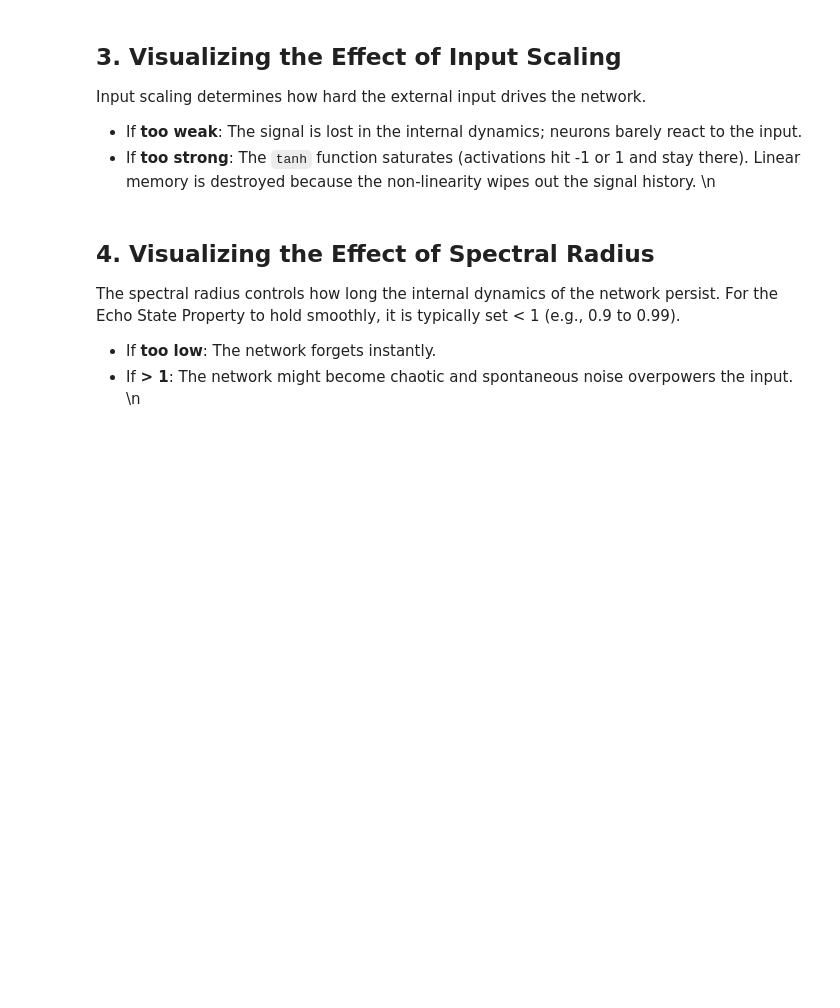
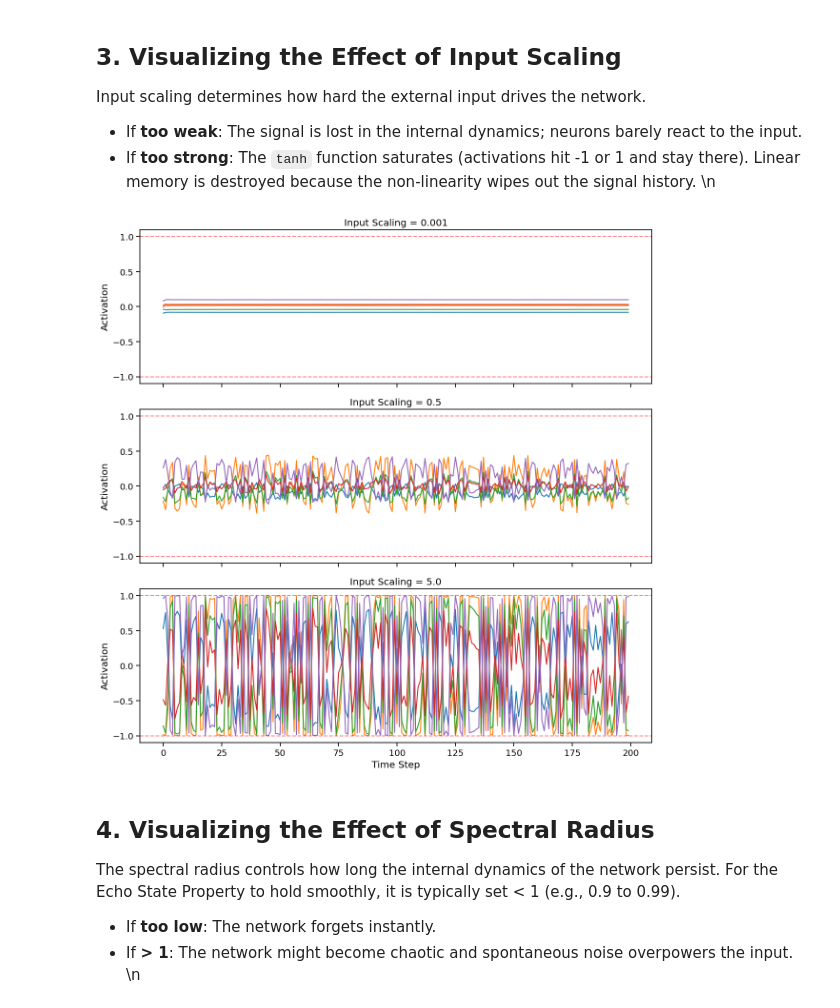
Before and after one commit to ad045/simba, a Jupyter notebook: hyperparameter_tuning_memory_capacity.ipynb, the cells around one changed output. Cells and saved outputs as stored; diff of their text form; code cells hidden in the pictures; blank space fills up the shorter version.

```diff
--- a/hyperparameter_tuning_memory_capacity.ipynb
+++ b/hyperparameter_tuning_memory_capacity.ipynb
@@ -25,16 +24,18 @@ sns.set_context("notebook", font_scale=1.2)
 ## 1. Create a Sample Connectome
 We'll generate a random directed graph to serve as our connectome reservoir.\n
 # %%
-# Generate a random Erdos-Renyi directed graph (or load your own connectome here)
-N = 100 # number of neurons
-p = 0.1 # sparsity
-A = np.random.rand(N, N) < p
-A = A.astype(float)
-np.fill_diagonal(A, 0)
+# # Generate a random Erdos-Renyi directed graph (or load your own connectome here)
+# N = 100 # number of neurons
+# p = 0.1 # sparsity
+# A = np.random.rand(N, N) < p
+# A = A.astype(float)
+# np.fill_diagonal(A, 0)
 
+A = np.load("/Users/adrian/Documents/01_projects/14_4D_lab/14_4D_lab_code/data/preprocessed/lexis_data_developing/01_connectomes/00_individual_connectomes_bin.npy")
+A = A.astype(float)[0]
+print(A.shape)
 # Randomize weights (Dale's law approximation: some excitatory, some inhibitory)
 signs = np.random.choice([-1, 1], size=N, p=[0.2, 0.8])
 W_raw = A * signs[:, np.newaxis]
 
 print(f"Connectome setup: {N} neurons, {np.sum(A)} edges.")
-\n
@@ -89,28 +92,29 @@ Input scaling determines how hard the external input drives the network.
 # %%
 T_viz = 200
 inputs_viz = np.random.uniform(-1, 1, T_viz)
 
 W_base = prepare_reservoir(W_raw, spectral_radius=0.95)
 
 fig, axes = plt.subplots(3, 1, figsize=(12, 12), sharex=True)
 
 for ax, inp_scale in zip(axes, [0.001, 0.5, 5.0]):
     states, _ = run_reservoir(W_base, inputs_viz, input_scaling=inp_scale)
 
     # Plot activity of 5 random neurons
     for i in range(5):
         ax.plot(states[:, i], label=f"Neuron {i}" if i==0 else "")
 
     ax.set_title(f"Input Scaling = {inp_scale}")
     ax.set_ylim(-1.1, 1.1)
     ax.axhline(1, color='red', linestyle='--', alpha=0.5)
     ax.axhline(-1, color='red', linestyle='--', alpha=0.5)
     ax.set_ylabel("Activation")
 
 axes[-1].set_xlabel("Time Step")
 plt.tight_layout()
 plt.show()
-\n
+# %% [output]
+[figure, added]
 # %% [markdown]
 ## 4. Visualizing the Effect of Spectral Radius
 The spectral radius controls how long the internal dynamics of the network persist.
```
Also changed, not shown: parts of 5 cells of this notebook.
